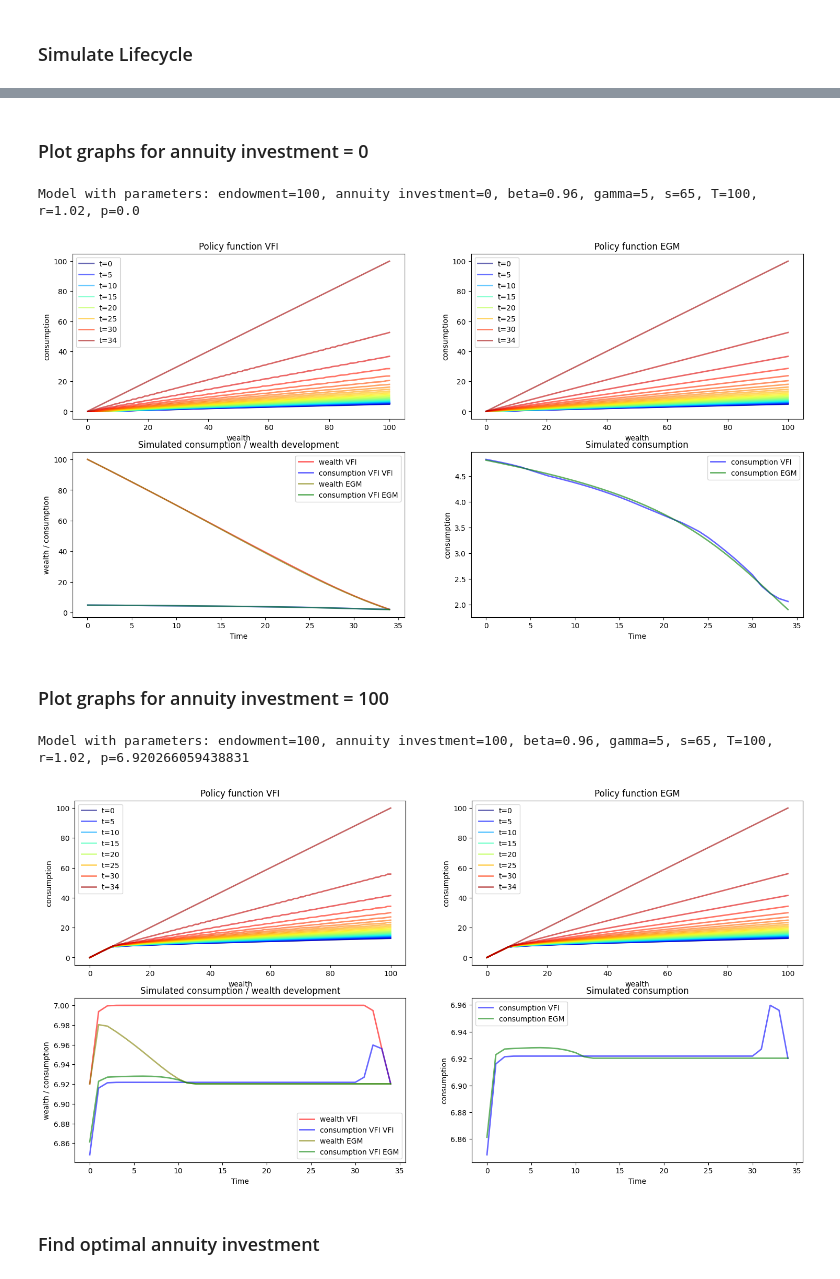
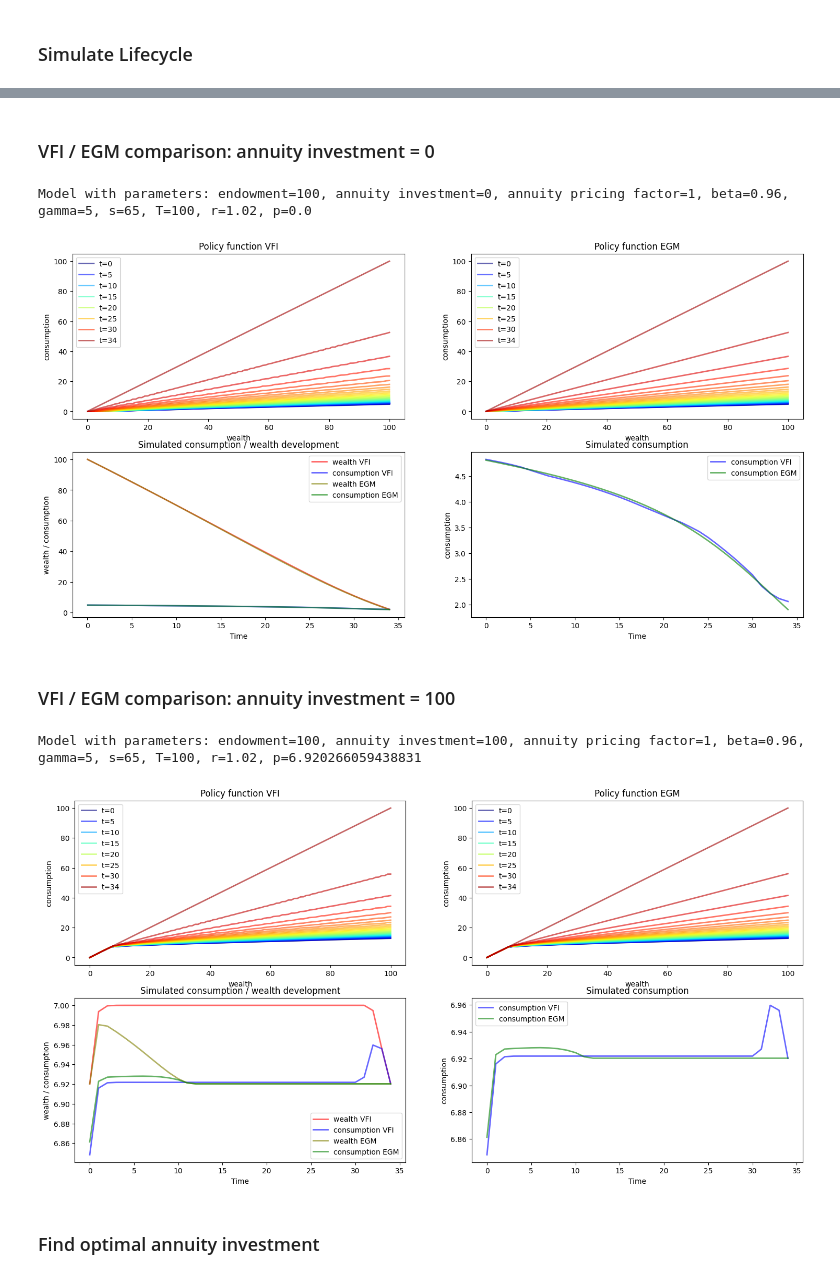
Before and after one commit to jonathan-cl/thesis, a Jupyter notebook: first_exercise/egm_and_vfi.ipynb, the cells around one changed output, grey strips where cells are left out. Drawn from its saved outputs; the diff is of its cells as text; code cells hidden in the pictures.

```diff
--- a/first_exercise/egm_and_vfi.ipynb
+++ b/first_exercise/egm_and_vfi.ipynb
@@ -68,6 +68,7 @@ class Model:
                  T=100,
                  r=0.02,
                  annuity_investment=0,
+                 annuity_pricing_factor=1,
                  consider_survival_prob=True,  # If set to false, S(t)=1 for all t
                  grid_min=1e-10,
                  grid_max=100,
@@ -83,10 +84,11 @@ class Model:
             self.S = get_s_prob(s, T)
         else:
             self.S = np.full(self.n, 1)
-        self.p = get_annuity_payment(annuity_investment, self.S, self.R)
+        self.annuity_pricing_factor = annuity_pricing_factor
+        self.p = get_annuity_payment(annuity_investment, self.S, self.R) / annuity_pricing_factor
 
     def __repr__(self):
-        return f"Model with parameters: endowment={self.endowment}, annuity investment={self.annuity_investment}, beta={self.beta}, gamma={self.gamma}, s={self.s}, T={self.T}, r={self.R}, p={self.p}"
+        return f"Model with parameters: endowment={self.endowment}, annuity investment={self.annuity_investment}, annuity pricing factor={self.annuity_pricing_factor}, beta={self.beta}, gamma={self.gamma}, s={self.s}, T={self.T}, r={self.R}, p={self.p}"
 
     # Utility function
     def u(self, c):
@@ -183,6 +185,6 @@ def simulate_lifecycle(sigma_grid, m):
 # %%
-def plot_policy_function(ax, sigma, model, solver=""):
-    ax.set_title(f"Policy function {solver}")
+def plot_policy_function(ax, sigma, model, model_identifier=""):
+    ax.set_title(f"Policy function {model_identifier}")
     ax.set_xlabel("wealth")
     ax.set_ylabel("consumption")
     for i in range(len(sigma)):
@@ -193,31 +195,49 @@ def plot_policy_function(ax, sigma, model, solver=""):
             ax.plot(model.grid, sigma[i], color=plt.cm.jet(i / len(sigma)), lw=2, alpha=0.6)
     ax.legend()
 
-def plot_lifecycle(m, ax, ax_cons, w_grid, c_grid, color_w, color_c, solver=""):
+def plot_lifecycle(m, ax, ax_cons, w_grid, c_grid, color_w, color_c, model_identifier=""):
     ax.set_title(f"Simulated consumption / wealth development")
     ax.set_xlabel("Time")
     ax.set_ylabel("wealth / consumption")
-    ax.plot(range(m.n), w_grid, color=color_w, lw=2, alpha=0.6, label=f"wealth {solver}")
-    ax.plot(range(m.n), c_grid, color=color_c, lw=2, alpha=0.6, label=f"consumption VFI {solver}")
+    ax.plot(range(m.n), w_grid, color=color_w, lw=2, alpha=0.6, label=f"wealth {model_identifier}")
+    ax.plot(range(m.n), c_grid, color=color_c, lw=2, alpha=0.6, label=f"consumption {model_identifier}")
     ax.legend()
 
     ax_cons.set_title(f"Simulated consumption")
     ax_cons.set_xlabel("Time")
     ax_cons.set_ylabel("consumption")
-    ax_cons.plot(range(m.n), c_grid, color=color_c, lw=2, alpha=0.6, label=f"consumption {solver}")
+    ax_cons.plot(range(m.n), c_grid, color=color_c, lw=2, alpha=0.6, label=f"consumption {model_identifier}")
     ax_cons.legend()
 
-def plot_everything(model, sigma_vfi, sigma_egm, w_grid_vfi, w_grid_egm, c_grid_vfi, c_grid_egm):
+# Used for comparing results between VFI and EGM solver
+def plot_vfi_egm_comp(model, sigma_vfi, sigma_egm, w_grid_vfi, w_grid_egm, c_grid_vfi, c_grid_egm):
     fig, ((ax_sig_vfi,ax_sig_egm),(ax_wealth,ax_cons)) = plt.subplots(2,2)
     plot_policy_function(ax_sig_vfi, sigma_vfi, model, "VFI")
     plot_policy_function(ax_sig_egm, sigma_egm, model, "EGM")
     plot_lifecycle(model, ax_wealth, ax_cons, w_grid_vfi, c_grid_vfi, "red", "blue", "VFI")
     plot_lifecycle(model, ax_wealth, ax_cons, w_grid_egm, c_grid_egm, "olive", "green", "EGM")
 
-def solve_and_plot(m):
+def solve_and_plot_vfi_egm_comp(m):
     print(m)
     sigma_vfi = solve_vfi(m)
     sigma_egm = solve_egm(m)
     w_grid_vfi, c_grid_vfi, v_vfi = simulate_lifecycle(sigma_vfi, m)
     w_grid_egm, c_grid_egm, v_egm = simulate_lifecycle(sigma_egm, m)
-    plot_everything(m, sigma_vfi, sigma_egm, w_grid_vfi, w_grid_egm, c_grid_vfi, c_grid_egm)
+    plot_vfi_egm_comp(m, sigma_vfi, sigma_egm, w_grid_vfi, w_grid_egm, c_grid_vfi, c_grid_egm)
+
+# Used for comparing results with different model parameters
+def plot_model_comp(m1, m2, sigma_1, sigma_2, w_grid_1, w_grid_2, c_grid_1, c_grid_2, identifier1, identifier2):
+    fig, ((ax_sig_1,ax_sig_2),(ax_wealth,ax_cons)) = plt.subplots(2,2)
+    plot_policy_function(ax_sig_1, sigma_1, m1, identifier1)
+    plot_policy_function(ax_sig_2, sigma_2, m2, identifier2)
+    plot_lifecycle(m1, ax_wealth, ax_cons, w_grid_1, c_grid_1, "red", "blue", identifier1)
+    plot_lifecycle(m2, ax_wealth, ax_cons, w_grid_2, c_grid_2, "olive", "green", identifier2)
+
+def solve_and_plot_comp(m1, m2, identifier1, identifier2):
+    print(f"Model 1: {m1}")
+    print(f"Model 2: {m2}")
+    sigma_1 = solve_egm(m1)
+    sigma_2 = solve_egm(m2)
+    w_grid_1, c_grid_1, v_1 = simulate_lifecycle(sigma_1, m1)
+    w_grid_2, c_grid_2, v_2 = simulate_lifecycle(sigma_2, m2)
+    plot_model_comp(m1, m2, sigma_1, sigma_2, w_grid_1, w_grid_2, c_grid_1, c_grid_2, identifier1, identifier2)
@@ -224,19 +270,19 @@ def solve_and_plot(m):
 # %% [markdown]
-### Plot graphs for annuity investment = 0
+### VFI / EGM comparison: annuity investment = 0
 # %%
 m = Model()
-solve_and_plot(m)
+solve_and_plot_vfi_egm_comp(m)
 # %% [output]
-Model with parameters: endowment=100, annuity investment=0, beta=0.96, gamma=5, s=65, T=100, r=1.02, p=0.0
+Model with parameters: endowment=100, annuity investment=0, annuity pricing factor=1, beta=0.96, gamma=5, s=65, T=100, r=1.02, p=0.0
-[figure, old version]
+[figure, new version]
 # %% [markdown]
-### Plot graphs for annuity investment = 100
+### VFI / EGM comparison: annuity investment = 100
 # %%
 m = Model(annuity_investment=100)
-solve_and_plot(m)
+solve_and_plot_vfi_egm_comp(m)
 # %% [output]
-Model with parameters: endowment=100, annuity investment=100, beta=0.96, gamma=5, s=65, T=100, r=1.02, p=6.920266059438831
+Model with parameters: endowment=100, annuity investment=100, annuity pricing factor=1, beta=0.96, gamma=5, s=65, T=100, r=1.02, p=6.920266059438831
-[figure, old version]
+[figure, new version]
 # %% [markdown]
 ### Find optimal annuity investment
 # %%
```
Also changed, not shown: parts of 5 cells of this notebook.
